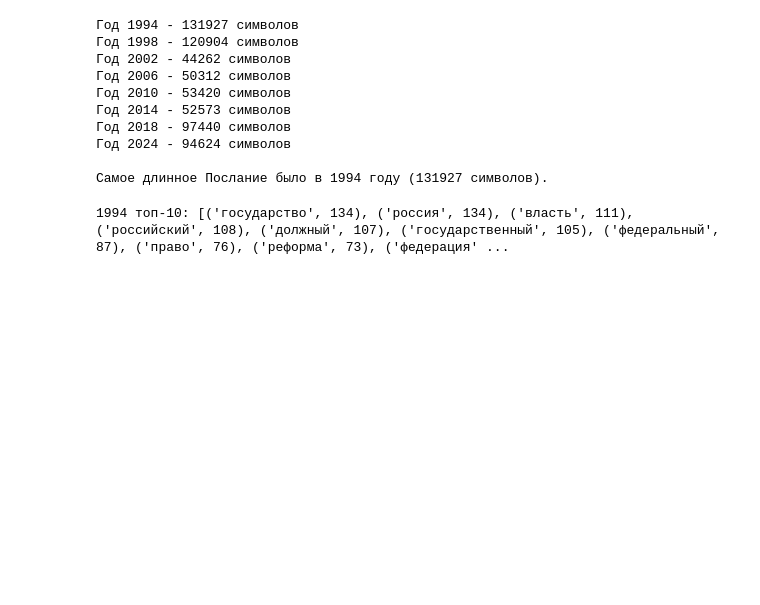
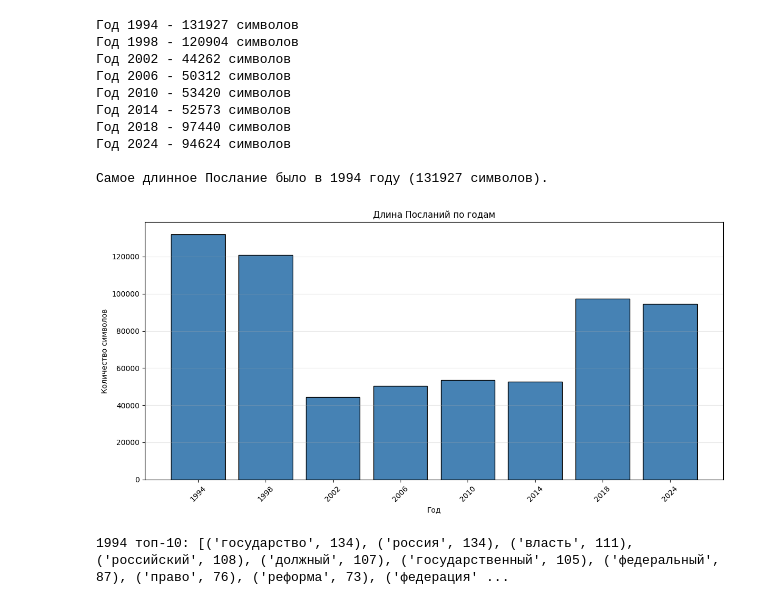
Before and after one commit to Darya-Galkina/MA_Python, a Jupyter notebook: 9_text_analysis.ipynb, the cells around one changed output. Drawn from its saved outputs; the diff is of its cells as text; code cells hidden in the pictures; blank space fills up the shorter version.

```diff
--- a/9_text_analysis.ipynb
+++ b/9_text_analysis.ipynb
@@ -487,6 +511,23 @@ print(f"\nСамое длинное Послание было в {longest[1]} г
 Год 2024 - 94624 символов
 
 Самое длинное Послание было в 1994 году (131927 символов).
+# %%
+import matplotlib.pyplot as plt
+
+years = sorted(corpus.keys())
+lengths = [len(corpus[y]) for y in years]
+
+plt.figure(figsize=(12, 6))
+plt.bar(years, lengths, color='steelblue', edgecolor='black')
+plt.xlabel('Год')
+plt.ylabel('Количество символов')
+plt.title('Длина Посланий по годам')
+plt.xticks(years, rotation=45)
+plt.grid(axis='y', alpha=0.3)
+plt.tight_layout()
+plt.show()
+# %% [output]
+[figure, added]
 # %%
 corpus_lemmas = {}
 
```
Also changed, not shown: parts of 4 cells of this notebook.
